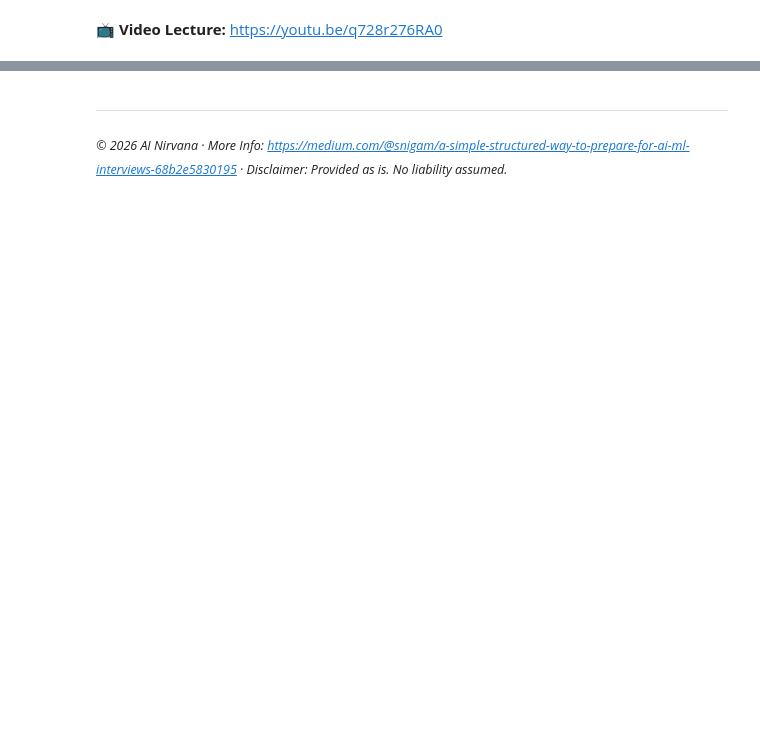
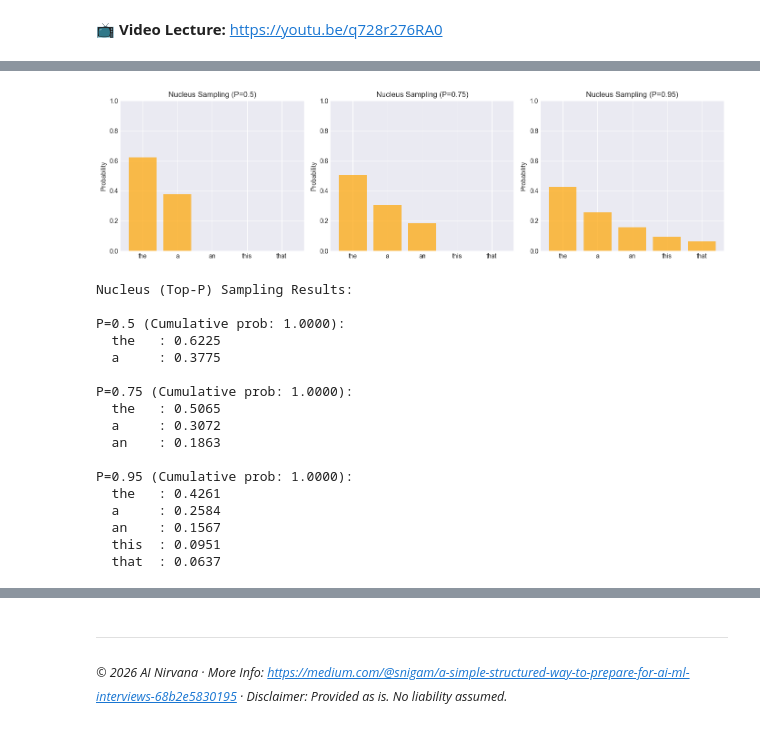
Before and after one commit to sanigam/AI-ML-Interview-Prep, a Jupyter notebook: 25_Generative_AI_LLMs/Generative_AI_LLMs.ipynb, the cells around one changed output, grey strips where cells are left out. Drawn from its saved outputs; the diff is of its cells as text; code cells hidden in the pictures; blank space fills up the shorter version.

```diff
--- a/25_Generative_AI_LLMs/Generative_AI_LLMs.ipynb
+++ b/25_Generative_AI_LLMs/Generative_AI_LLMs.ipynb
@@ -503,0 +168,77 @@ Key concepts and insights from this deep dive into Generative AI and LLMs.
+# %%
+def nucleus_sampling(logits, p=0.9, temperature=1.0):
+    """
+    Sample from nucleus (top-p) of probability distribution.
+
+    Args:
+        logits: raw model outputs
+        p: cumulative probability threshold
+        temperature: controls sharpness
+
+    Returns:
+        probabilities with nucleus filtering applied
+    """
+    # Apply temperature
+    probs = temperature_sampling(logits, temperature)
+
+    # Sort probabilities in descending order
+    sorted_indices = np.argsort(-probs)
+    sorted_probs = probs[sorted_indices]
+
+    # Find minimum set of tokens with cumulative prob >= p
+    cumsum = np.cumsum(sorted_probs)
+    nucleus_mask = cumsum <= p
+    nucleus_mask[np.argmax(cumsum >= p)] = True  # Always include the token pushing over p
+
+    # Zero out non-nucleus tokens
+    sorted_probs[~nucleus_mask] = 0
+
+    # Reconstruct original order and renormalize
+    filtered_probs = np.zeros_like(probs)
+    filtered_probs[sorted_indices] = sorted_probs
+
+    return filtered_probs / filtered_probs.sum()
+
+# Demonstrate nucleus sampling
+p_values = [0.5, 0.75, 0.95]
+fig, axes = plt.subplots(1, 3, figsize=(14, 4))
+
+for ax, p in zip(axes, p_values):
+    probs = nucleus_sampling(logits, p=p, temperature=1.0)
+    colors = ['orange' if prob > 0 else 'lightgray' for prob in probs]
+    ax.bar(token_names, probs, color=colors, alpha=0.7)
+    ax.set_ylabel('Probability')
+    ax.set_title(f'Nucleus Sampling (P={p})')
+    ax.set_ylim([0, 1])
+
+plt.tight_layout()
+plt.savefig('nucleus_sampling.png', dpi=100, bbox_inches='tight')
+plt.show()
+
+print("Nucleus (Top-P) Sampling Results:")
+for p in p_values:
+    probs = nucleus_sampling(logits, p=p)
+    active_tokens = [(name, prob) for name, prob in zip(token_names, probs) if prob > 0]
+    cumsum_prob = sum(prob for _, prob in active_tokens)
+    print(f"\nP={p} (Cumulative prob: {cumsum_prob:.4f}):")
+    for name, prob in active_tokens:
+        print(f"  {name:6s}: {prob:.4f}")
+# %% [output]
+[figure, added]
+Nucleus (Top-P) Sampling Results:
+
+P=0.5 (Cumulative prob: 1.0000):
+  the   : 0.6225
+  a     : 0.3775
+
+P=0.75 (Cumulative prob: 1.0000):
+  the   : 0.5065
+  a     : 0.3072
+  an    : 0.1863
+
+P=0.95 (Cumulative prob: 1.0000):
+  the   : 0.4261
+  a     : 0.2584
+  an    : 0.1567
+  this  : 0.0951
+  that  : 0.0637
```
Also changed, not shown: parts of 45 cells of this notebook, 12 other files.
